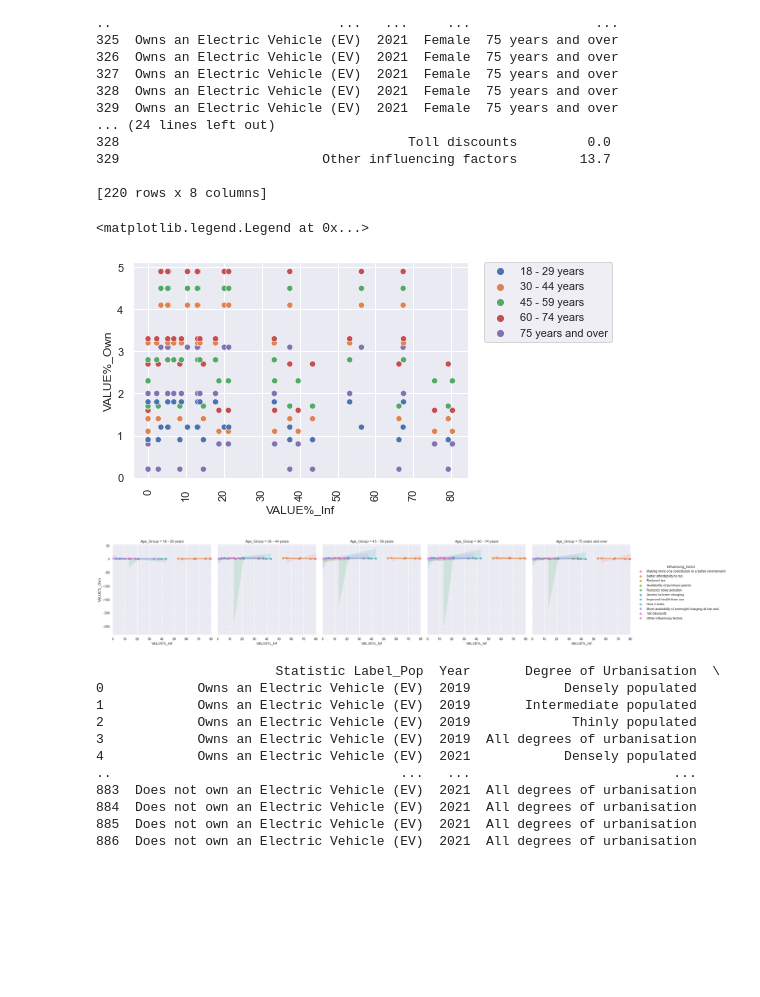
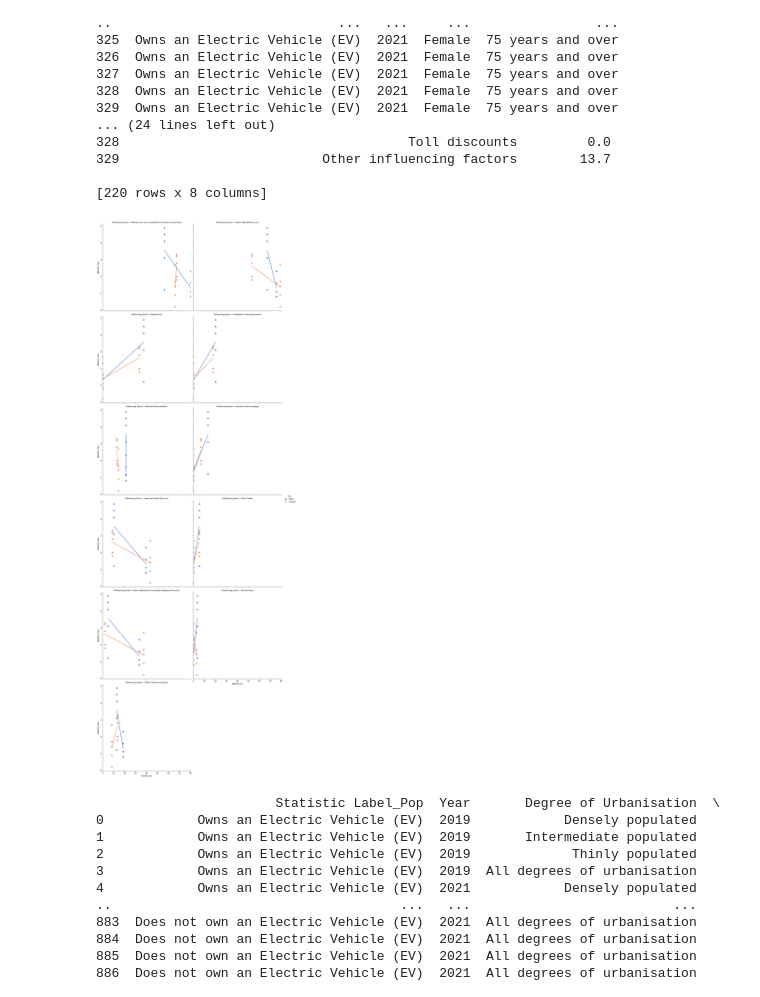
Before and after one commit to david-ward-eng/UCDPA_David_Ward, a Jupyter notebook: Code.ipynb, the cells around one changed output. Drawn from its saved outputs; the diff is of its cells as text; code cells hidden in the pictures; blank space fills up the shorter version.

Commit message:
2nd Graph Complete

```diff
--- a/Code.ipynb
+++ b/Code.ipynb
@@ -289,18 +289,15 @@ print(ownership_Influence)
 329                          Other influencing factors        13.7
 
 [220 rows x 8 columns]
-# %%
-sns.scatterplot(x = "VALUE%_Inf", y = "VALUE%_Own", hue="Age_Group", data = ownership_Influence)
-plt.xticks(rotation=90)
-plt.legend(bbox_to_anchor=(1.05, 1), loc='upper left', borderaxespad=0)
-# %% [output]
-<matplotlib.legend.Legend at 0x...>
-[figure, removed]
 # %%
-sns.lmplot(x="VALUE%_Inf", y="VALUE%_Own", col="Age_Group", hue="Influencing_factor", data=ownership_Influence)
+sns.lmplot(
+    data=ownership_Influence, x="VALUE%_Inf", y="VALUE%_Own", col="Influencing_factor", hue="Sex",
+    col_wrap=2, palette="muted", ci=None,
+    height=7, scatter_kws={"s": 50, "alpha": 1}
+)
 plt.show()
 # %% [output]
-[figure, old version]
+[figure, new version]
 # %%
 Pop_Reason = pd.merge(Owns_EV_Pop, Reason, on = ["Year"], how = "left"
                               , suffixes=("_Pop", "_Rea"))
```
Also changed, not shown: parts of 2 cells of this notebook.
